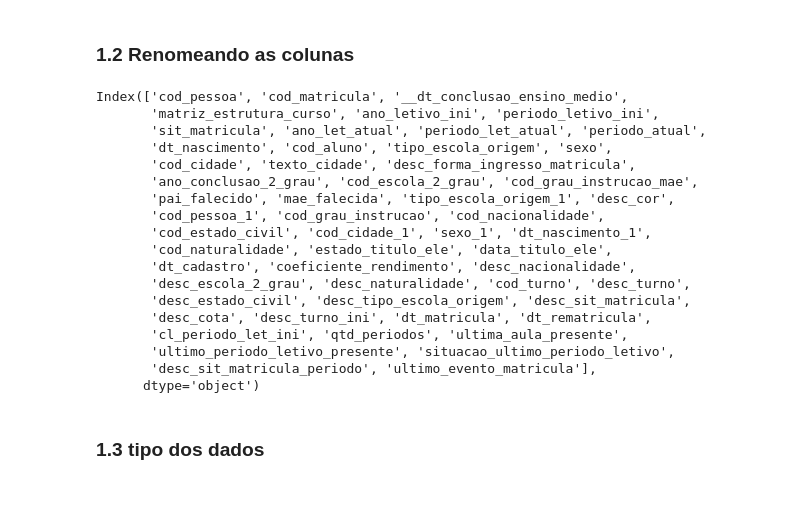
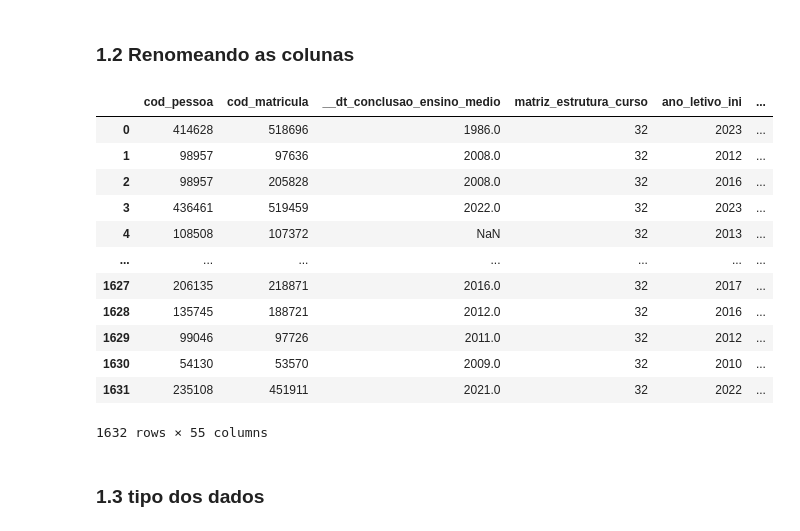
Before and after one commit to CarlosEduardo-araujo/Analise_Tcc, a Jupyter notebook: Notebooks/main_ifce.ipynb, the cells around one changed output. Drawn from its saved outputs; the diff is of its cells as text; code cells hidden in the pictures; blank space fills up the shorter version.

Commit message:
atualizazado com o app streamlit

```diff
--- a/Notebooks/main_ifce.ipynb
+++ b/Notebooks/main_ifce.ipynb
@@ -35,34 +46,28 @@ Número de colunas: 55
 # %% [markdown]
 ### 1.2 Renomeando as colunas
 # %%
-cols_old = df_raw.columns.to_list()
+def snake_case(df):
+    cols_old = df.columns.to_list()
+    snakecase = lambda x: inflection.underscore(x)
+    cols_new = map(snakecase, cols_old)
+    df.columns = cols_new
+    return df
 
-snakecase = lambda x: inflection.underscore( x )
-
-cols_new =   map (snakecase, cols_old)
-
-df1.columns = cols_new
+snake_case(df1)
+# %% [output]
+|  | cod_pessoa | cod_matricula | __dt_conclusao_ensino_medio | matriz_estrutura_curso | ano_letivo_ini | ... |
+| 0 | 414628 | 518696 | 1986.0 | 32 | 2023 | ... |
+| 1 | 98957 | 97636 | 2008.0 | 32 | 2012 | ... |
+| 2 | 98957 | 205828 | 2008.0 | 32 | 2016 | ... |
+| 3 | 436461 | 519459 | 2022.0 | 32 | 2023 | ... |
+| 4 | 108508 | 107372 | NaN | 32 | 2013 | ... |
+| ... | ... | ... | ... | ... | ... | ... |
+| 1627 | 206135 | 218871 | 2016.0 | 32 | 2017 | ... |
+| 1628 | 135745 | 188721 | 2012.0 | 32 | 2016 | ... |
+| 1629 | 99046 | 97726 | 2011.0 | 32 | 2012 | ... |
+| 1630 | 54130 | 53570 | 2009.0 | 32 | 2010 | ... |
+| 1631 | 235108 | 451911 | 2021.0 | 32 | 2022 | ... |
+1632 rows × 55 columns
-# %%
-df1.columns
-# %% [output]
-Index(['cod_pessoa', 'cod_matricula', '__dt_conclusao_ensino_medio',
-       'matriz_estrutura_curso', 'ano_letivo_ini', 'periodo_letivo_ini',
-       'sit_matricula', 'ano_let_atual', 'periodo_let_atual', 'periodo_atual',
-       'dt_nascimento', 'cod_aluno', 'tipo_escola_origem', 'sexo',
-       'cod_cidade', 'texto_cidade', 'desc_forma_ingresso_matricula',
-       'ano_conclusao_2_grau', 'cod_escola_2_grau', 'cod_grau_instrucao_mae',
-       'pai_falecido', 'mae_falecida', 'tipo_escola_origem_1', 'desc_cor',
-       'cod_pessoa_1', 'cod_grau_instrucao', 'cod_nacionalidade',
-       'cod_estado_civil', 'cod_cidade_1', 'sexo_1', 'dt_nascimento_1',
-       'cod_naturalidade', 'estado_titulo_ele', 'data_titulo_ele',
-       'dt_cadastro', 'coeficiente_rendimento', 'desc_nacionalidade',
-       'desc_escola_2_grau', 'desc_naturalidade', 'cod_turno', 'desc_turno',
-       'desc_estado_civil', 'desc_tipo_escola_origem', 'desc_sit_matricula',
-       'desc_cota', 'desc_turno_ini', 'dt_matricula', 'dt_rematricula',
-       'cl_periodo_let_ini', 'qtd_periodos', 'ultima_aula_presente',
-       'ultimo_periodo_letivo_presente', 'situacao_ultimo_periodo_letivo',
-       'desc_sit_matricula_periodo', 'ultimo_evento_matricula'],
-      dtype='object')
 # %% [markdown]
 ### 1.3 tipo dos dados
 # %%
```
Also changed, not shown: parts of 13 cells of this notebook, 2 other files.
